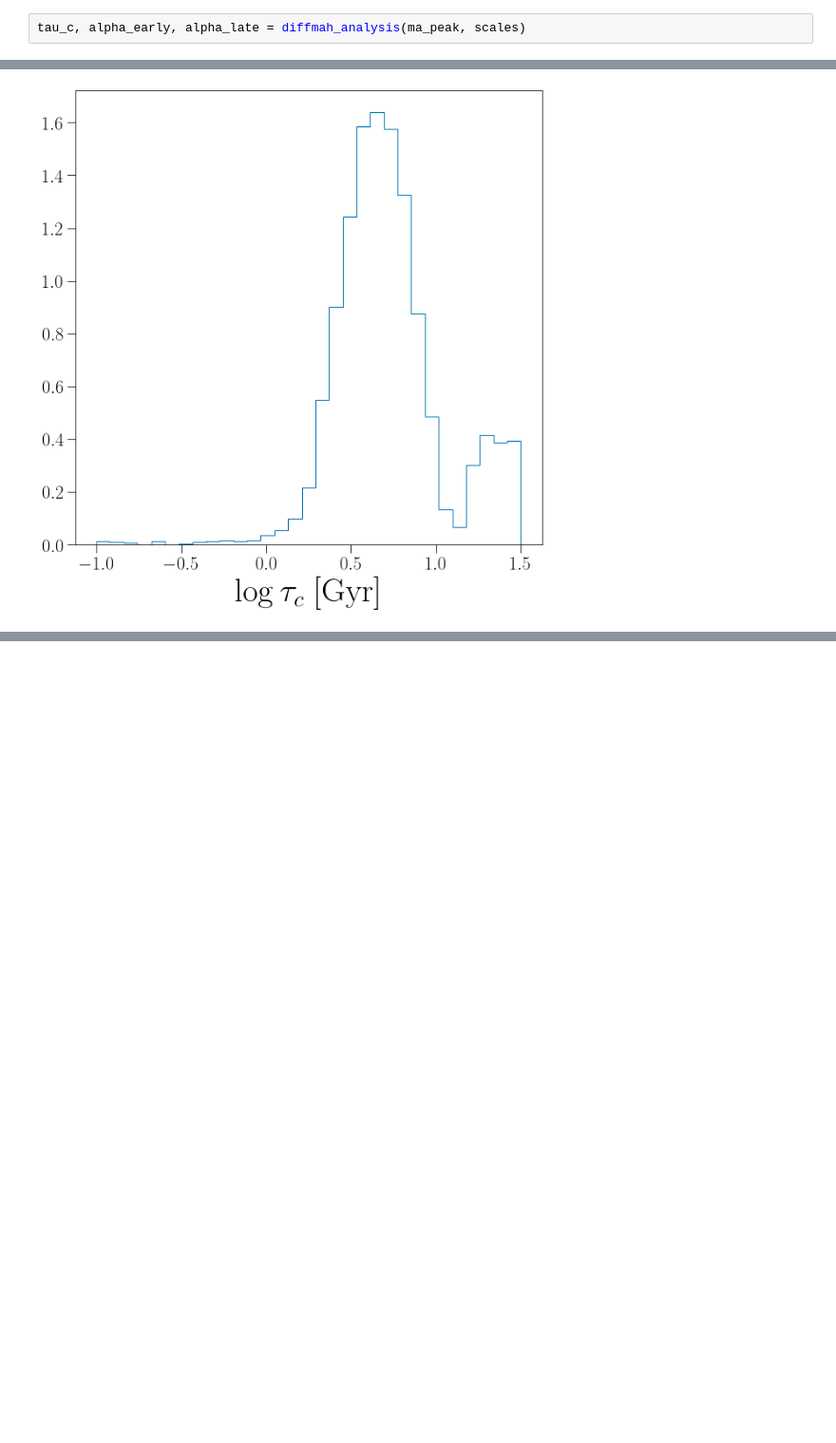
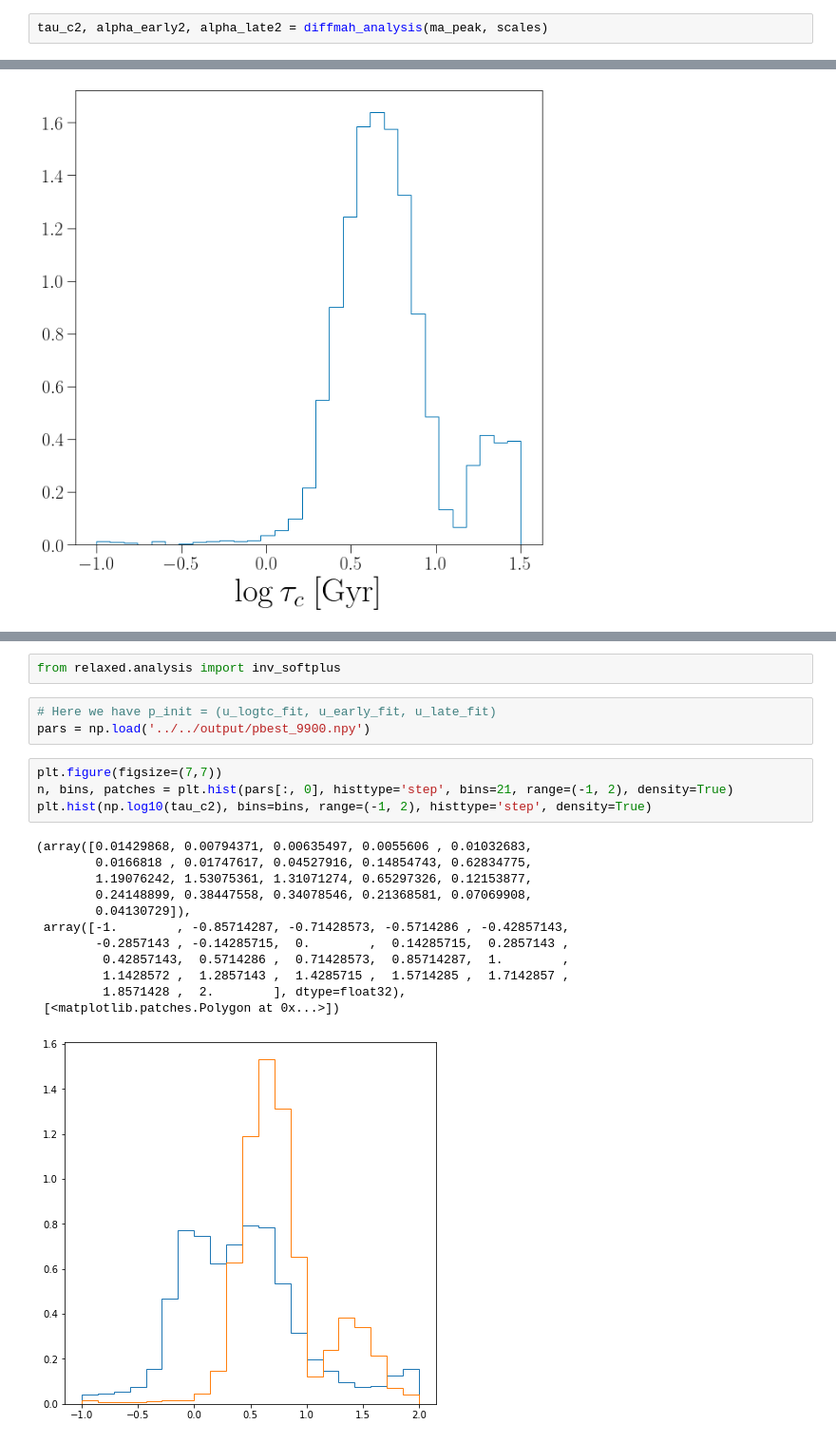
Before and after one commit to ismael-mendoza/nbody-relaxed, a Jupyter notebook: notebooks/exploratory/andrews-fits.ipynb, the cells around one changed output, grey strips where cells are left out. Shown at 95% size. Drawn from its saved outputs; the diff is of its cells as text; blank space fills up the shorter version.

```diff
--- a/notebooks/exploratory/andrews-fits.ipynb
+++ b/notebooks/exploratory/andrews-fits.ipynb
@@ -49,5 +55,5 @@ t0 = get_t_from_a(1)
 # %%
-tau_c, alpha_early, alpha_late = diffmah_analysis(ma_peak, scales)
+tau_c2, alpha_early2, alpha_late2 = diffmah_analysis(ma_peak, scales)
 # %%
 indices = np.random.randint(0, 10000, 9)
 fig, axes = plt.subplots(3, 3, figsize=(15, 15))
@@ -72,0 +120,22 @@ plt.hist?
+# %%
+from relaxed.analysis import inv_softplus
+# %%
+# Here we have p_init = (u_logtc_fit, u_early_fit, u_late_fit)
+pars = np.load('../../output/pbest_9900.npy')
+# %%
+plt.figure(figsize=(7,7))
+n, bins, patches = plt.hist(pars[:, 0], histtype='step', bins=21, range=(-1, 2), density=True)
+plt.hist(np.log10(tau_c2), bins=bins, range=(-1, 2), histtype='step', density=True)
+# %% [output]
+(array([0.01429868, 0.00794371, 0.00635497, 0.0055606 , 0.01032683,
+        0.0166818 , 0.01747617, 0.04527916, 0.14854743, 0.62834775,
+        1.19076242, 1.53075361, 1.31071274, 0.65297326, 0.12153877,
+        0.24148899, 0.38447558, 0.34078546, 0.21368581, 0.07069908,
+        0.04130729]),
+ array([-1.        , -0.85714287, -0.71428573, -0.5714286 , -0.42857143,
+        -0.2857143 , -0.14285715,  0.        ,  0.14285715,  0.2857143 ,
+         0.42857143,  0.5714286 ,  0.71428573,  0.85714287,  1.        ,
+         1.1428572 ,  1.2857143 ,  1.4285715 ,  1.5714285 ,  1.7142857 ,
+         1.8571428 ,  2.        ], dtype=float32),
+ [<matplotlib.patches.Polygon at 0x...>])
+[figure, added]
```
Also changed, not shown: parts of 17 cells of this notebook, 10 other files.
